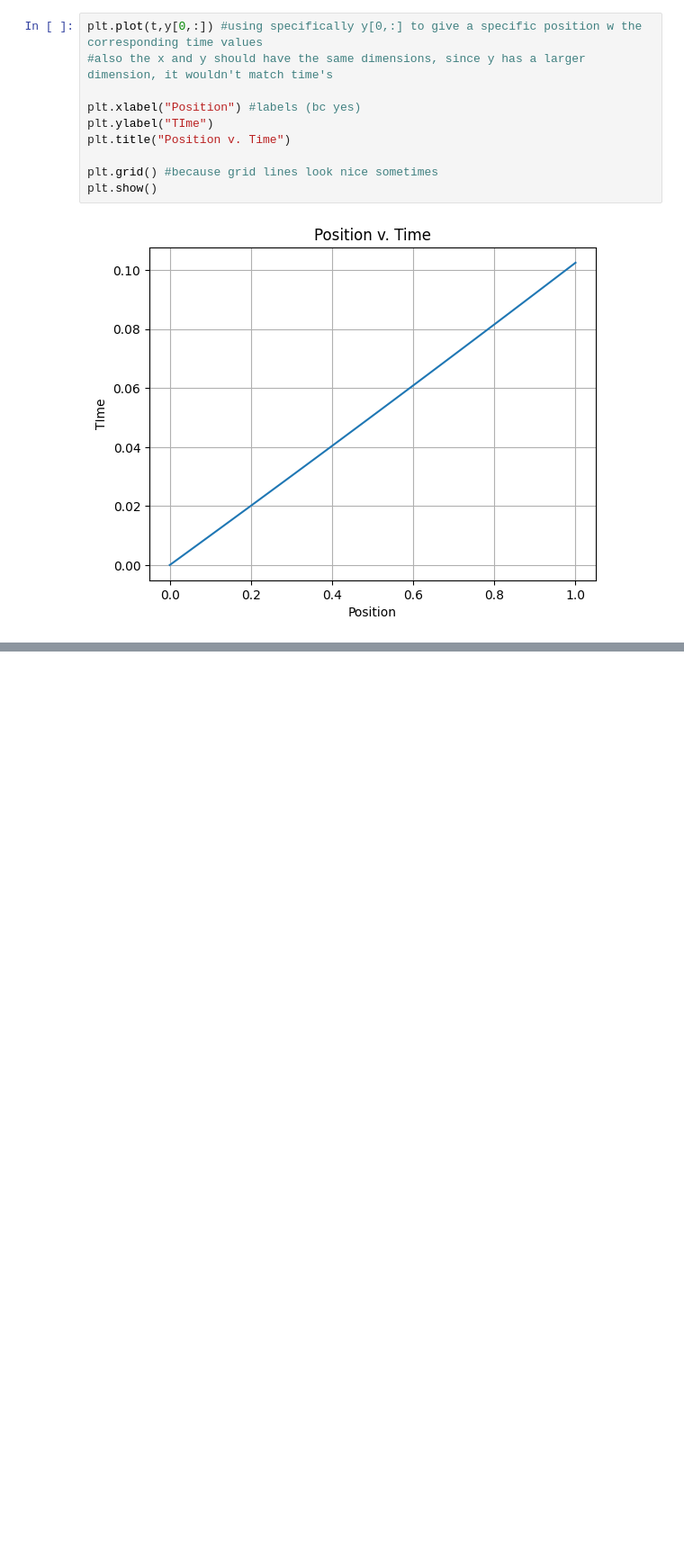
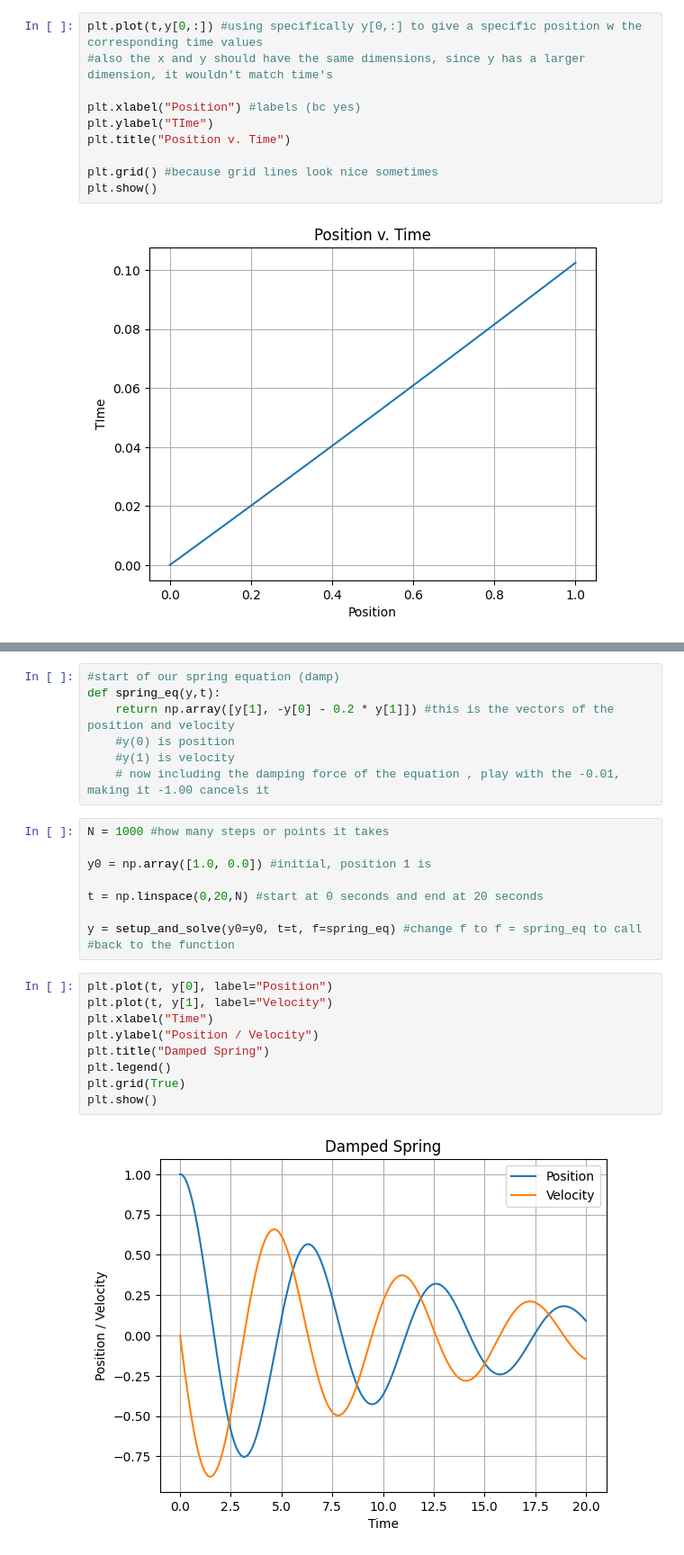
Before and after one commit to AlyanaJusino/pn_trajectories_26, a Jupyter notebook: pnresearch.ipynb, the cells around one changed output, grey strips where cells are left out. Shown at 90% size. Saved outputs shown, nothing was run; the diff lists cells and outputs as text; blank space fills up the shorter version.

```diff
--- a/pnresearch.ipynb
+++ b/pnresearch.ipynb
@@ -136,0 +192,27 @@ plt.show()
+# %%
+#start of our spring equation (damp)
+def spring_eq(y,t):
+    return np.array([y[1], -y[0] - 0.2 * y[1]]) #this is the vectors of the position and velocity
+    #y(0) is position
+    #y(1) is velocity
+    # now including the damping force of the equation , play with the -0.01, making it -1.00 cancels it
+# %%
+N = 1000 #how many steps or points it takes
+
+y0 = np.array([1.0, 0.0]) #initial, position 1 is
+
+t = np.linspace(0,20,N) #start at 0 seconds and end at 20 seconds
+
+y = setup_and_solve(y0=y0, t=t, f=spring_eq) #change f to f = spring_eq to call
+#back to the function
+# %%
+plt.plot(t, y[0], label="Position")
+plt.plot(t, y[1], label="Velocity")
+plt.xlabel("Time")
+plt.ylabel("Position / Velocity")
+plt.title("Damped Spring")
+plt.legend()
+plt.grid(True)
+plt.show()
+# %% [output]
+[figure, added]
```
Also changed, not shown: parts of 11 cells of this notebook.
